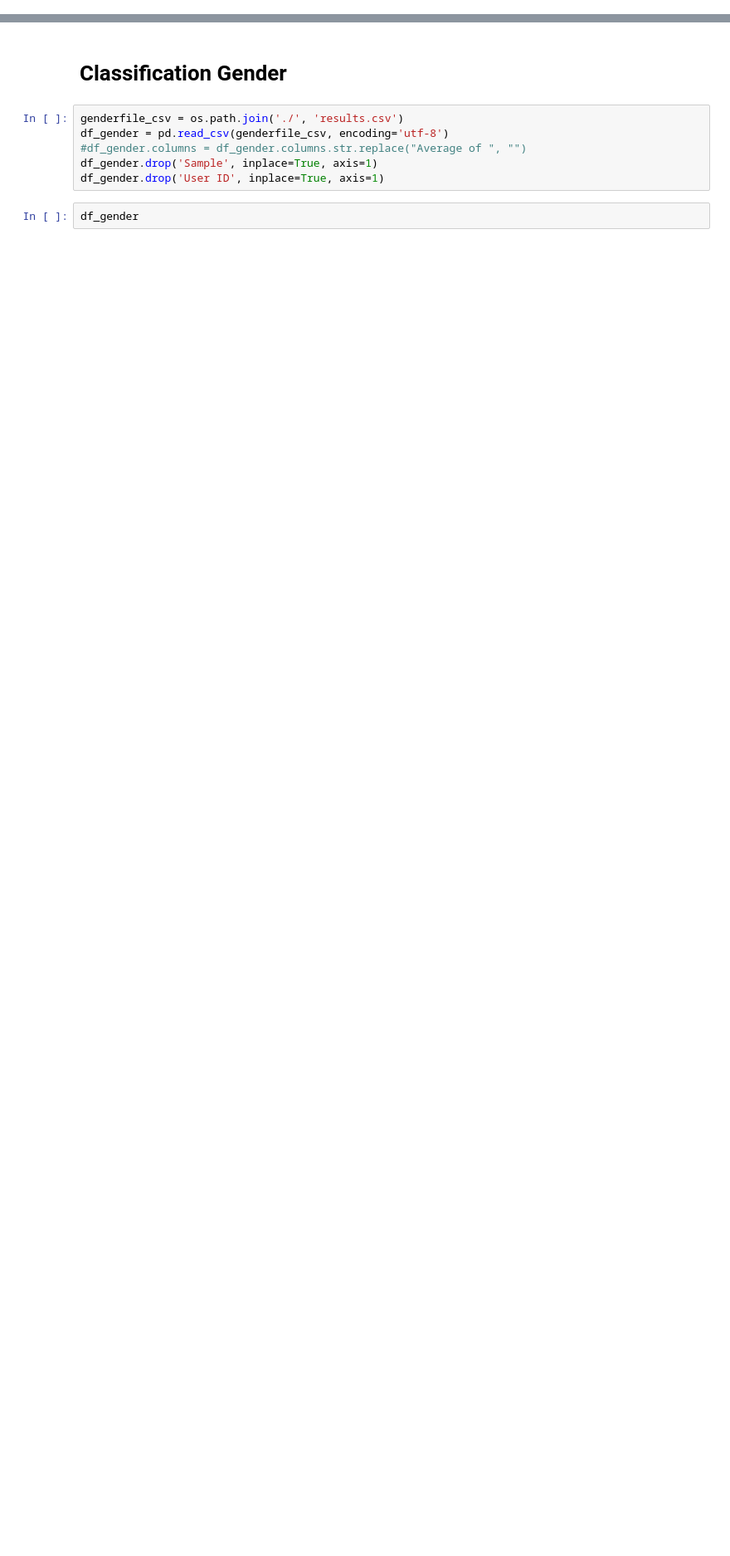
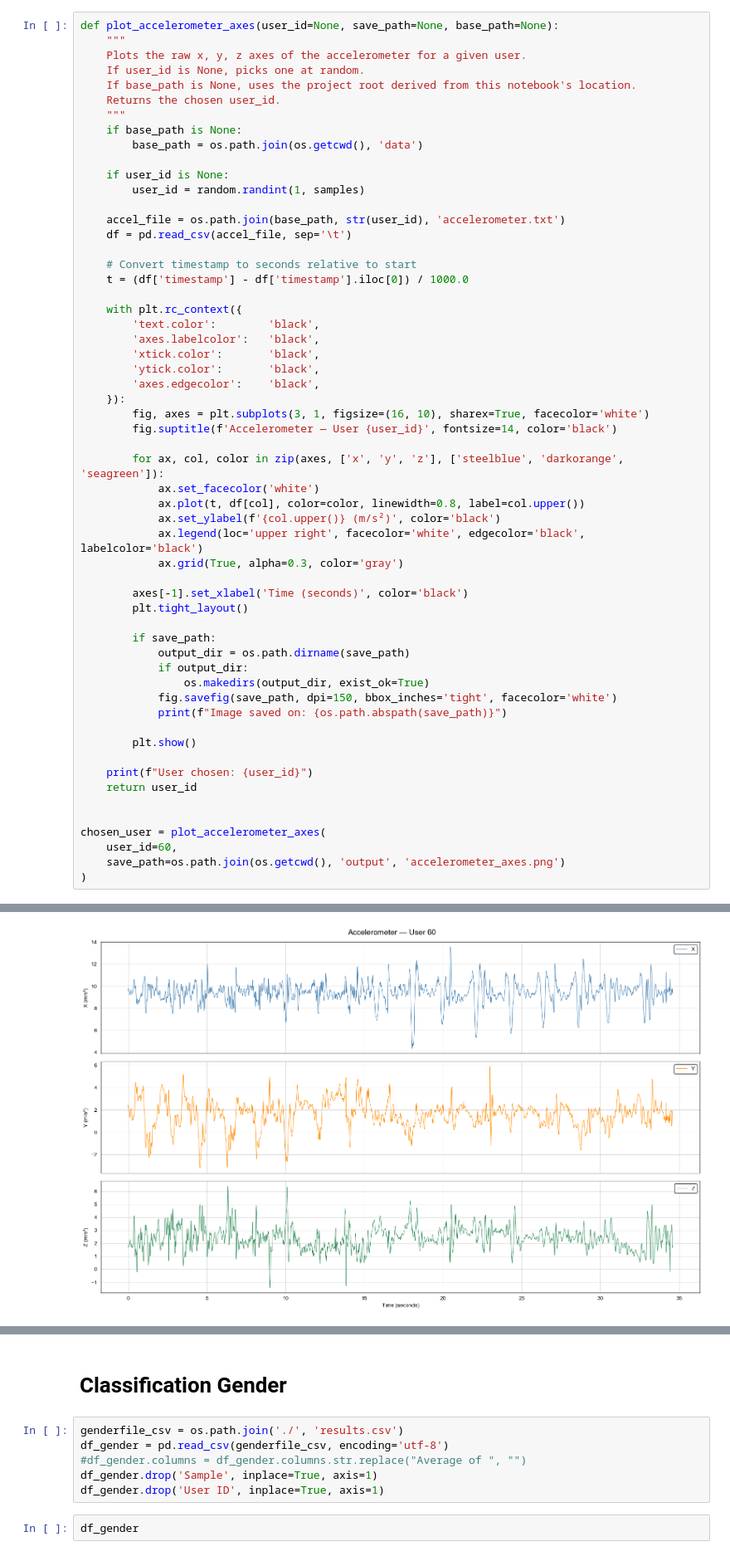
Before and after one commit to jogcaetano13/heel_rise_jupyter_notebook, a Jupyter notebook: data_set_overview.ipynb, the cells around one changed output, grey strips where cells are left out. Shown at 83% size. Drawn from its saved outputs; the diff is of its cells as text; blank space fills up the shorter version.

Commit message:
Add `plot_accelerometer_axes` function for enhanced visualization of accelerometer data

```diff
--- a/data_set_overview.ipynb
+++ b/data_set_overview.ipynb
@@ -43,3 +43,61 @@ def plot_accelerometer(accel_data, peaks):
     plt.legend(loc='upper right')
     plt.grid(True, alpha=0.3)
     plt.show()
+# %%
+def plot_accelerometer_axes(user_id=None, save_path=None, base_path=None):
+    """
+    Plots the raw x, y, z axes of the accelerometer for a given user.
+    If user_id is None, picks one at random.
+    If base_path is None, uses the project root derived from this notebook's location.
+    Returns the chosen user_id.
+    """
+    if base_path is None:
+        base_path = os.path.join(os.getcwd(), 'data')
+
+    if user_id is None:
+        user_id = random.randint(1, samples)
+
+    accel_file = os.path.join(base_path, str(user_id), 'accelerometer.txt')
+    df = pd.read_csv(accel_file, sep='\t')
+
+    # Convert timestamp to seconds relative to start
+    t = (df['timestamp'] - df['timestamp'].iloc[0]) / 1000.0
+
+    with plt.rc_context({
+        'text.color':        'black',
+        'axes.labelcolor':   'black',
+        'xtick.color':       'black',
+        'ytick.color':       'black',
+        'axes.edgecolor':    'black',
+    }):
+        fig, axes = plt.subplots(3, 1, figsize=(16, 10), sharex=True, facecolor='white')
+        fig.suptitle(f'Accelerometer — User {user_id}', fontsize=14, color='black')
+
+        for ax, col, color in zip(axes, ['x', 'y', 'z'], ['steelblue', 'darkorange', 'seagreen']):
+            ax.set_facecolor('white')
+            ax.plot(t, df[col], color=color, linewidth=0.8, label=col.upper())
+            ax.set_ylabel(f'{col.upper()} (m/s²)', color='black')
+            ax.legend(loc='upper right', facecolor='white', edgecolor='black', labelcolor='black')
+            ax.grid(True, alpha=0.3, color='gray')
+
+        axes[-1].set_xlabel('Time (seconds)', color='black')
+        plt.tight_layout()
+
+        if save_path:
+            output_dir = os.path.dirname(save_path)
+            if output_dir:
+                os.makedirs(output_dir, exist_ok=True)
+            fig.savefig(save_path, dpi=150, bbox_inches='tight', facecolor='white')
+            print(f"Image saved on: {os.path.abspath(save_path)}")
+
+        plt.show()
+
+    print(f"User chosen: {user_id}")
+    return user_id
+
+
+chosen_user = plot_accelerometer_axes(
+    user_id=60,
+    save_path=os.path.join(os.getcwd(), 'output', 'accelerometer_axes.png')
+)
+# %% [output]
@@ -45,0 +105 @@ def plot_accelerometer(accel_data, peaks):
+[figure, added]
```
Also changed, not shown: parts of 3 cells of this notebook, 1 other file.
